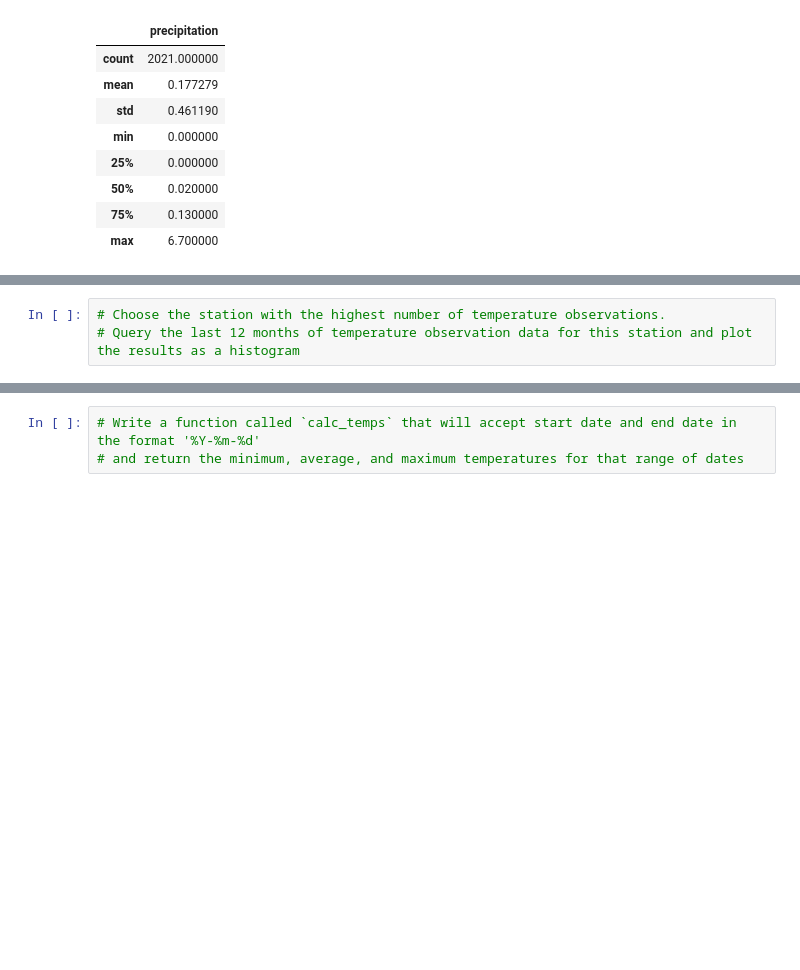
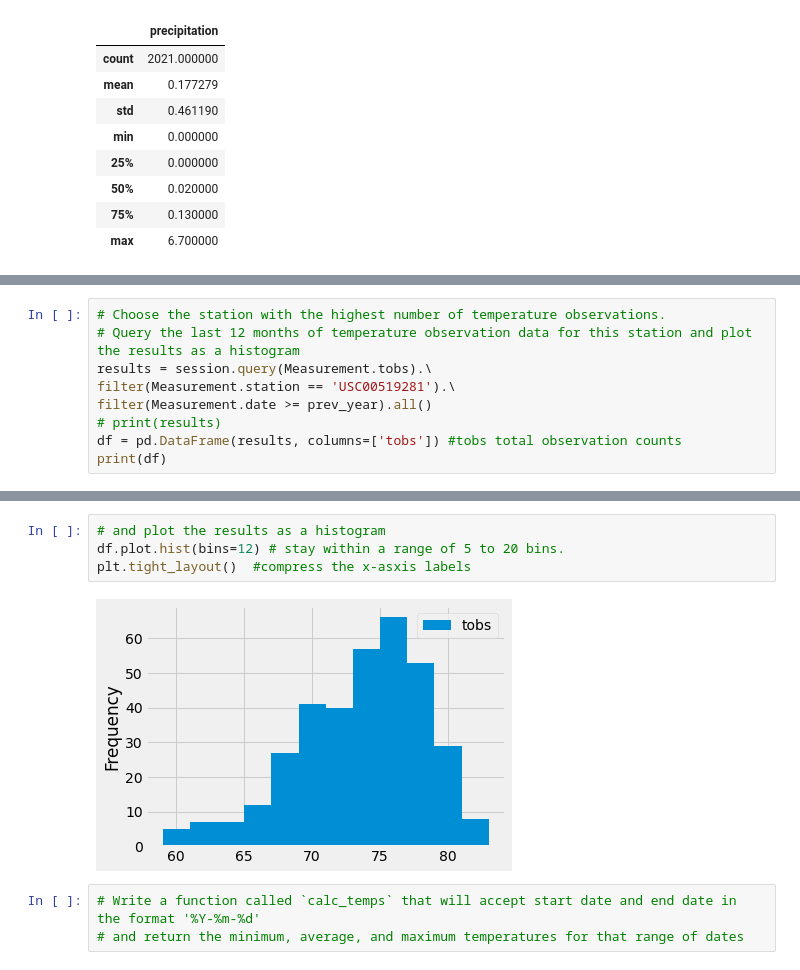
Before and after one commit to paulviet/surfs_up, a Jupyter notebook: climate_analysis.ipynb, the cells around one changed output, grey strips where cells are left out. Drawn from its saved outputs; the diff is of its cells as text; blank space fills up the shorter version.

Commit message:
9-3-4 Plot the tobservations

```diff
--- a/climate_analysis.ipynb
+++ b/climate_analysis.ipynb
@@ -104,3 +125,9 @@ df.describe()
 # %%
 # Choose the station with the highest number of temperature observations.
 # Query the last 12 months of temperature observation data for this station and plot the results as a histogram
+results = session.query(Measurement.tobs).\
+filter(Measurement.station == 'USC00519281').\
+filter(Measurement.date >= prev_year).all()
+# print(results)
+df = pd.DataFrame(results, columns=['tobs']) #tobs total observation counts
+print(df)
@@ -107,3 +149,9 @@ df.describe()
+# %%
+# and plot the results as a histogram
+df.plot.hist(bins=12) # stay within a range of 5 to 20 bins.
+plt.tight_layout()  #compress the x-asxis labels
+# %% [output]
+[figure, added]
 # %%
 # Write a function called `calc_temps` that will accept start date and end date in the format '%Y-%m-%d'
 # and return the minimum, average, and maximum temperatures for that range of dates
```
Also changed, not shown: parts of 4 cells of this notebook.
